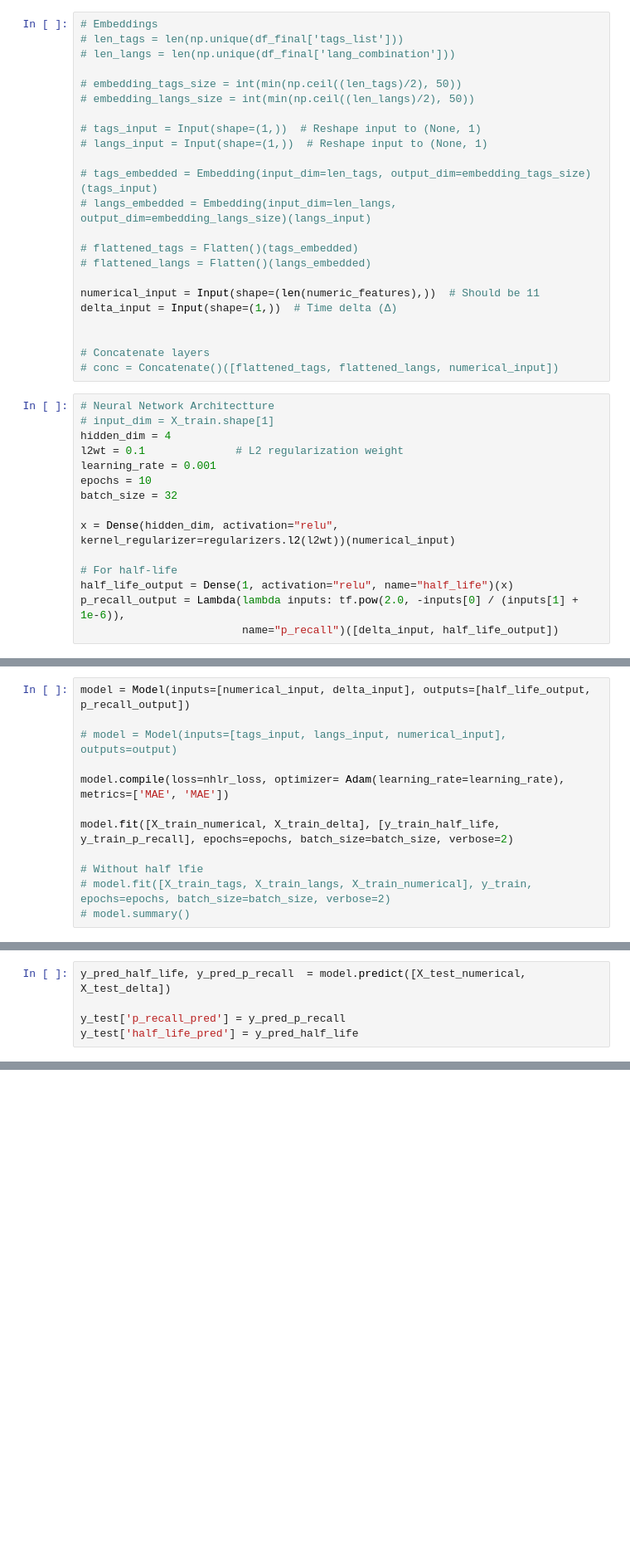
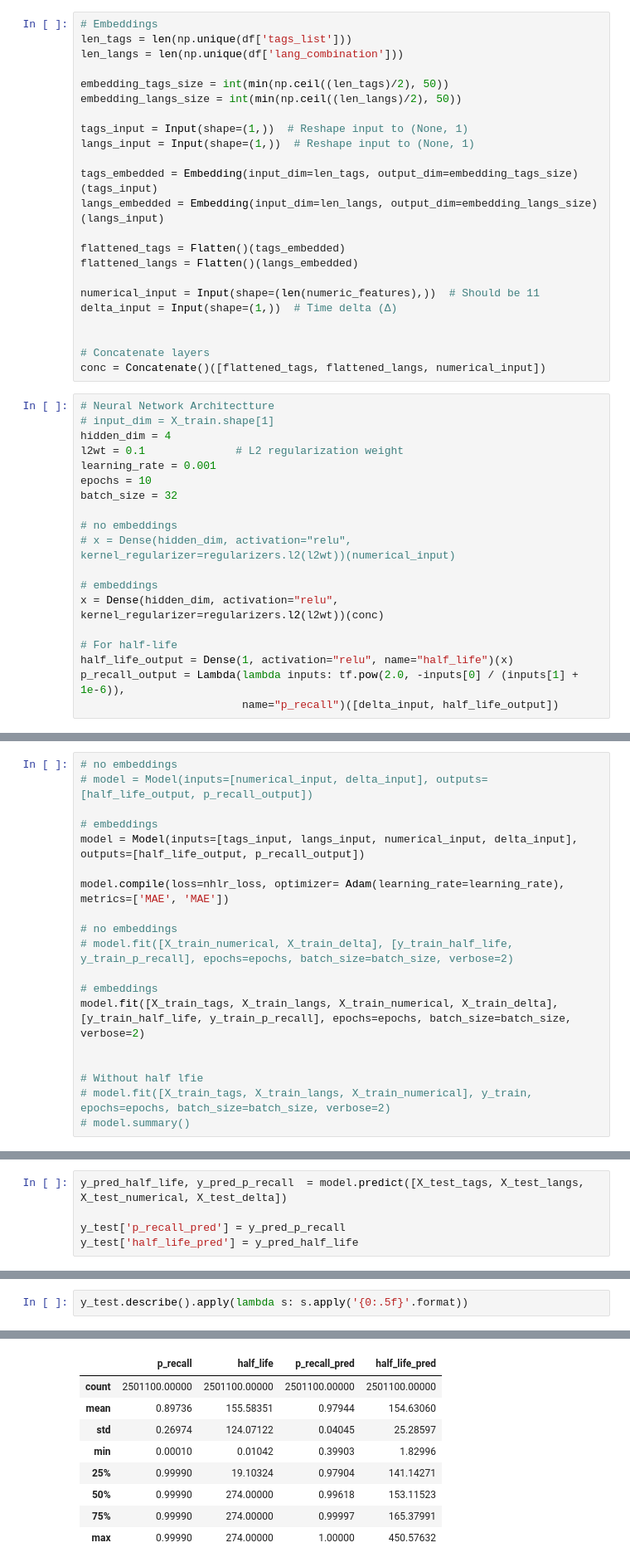
Before and after one commit to juliakubisa/spaced_repetition_algorithm, a Jupyter notebook: notebooks/neural_network_halflife.ipynb, the cells around one changed output, grey strips where cells are left out. Shown at 83% size. Drawn from its saved outputs; the diff is of its cells as text; blank space fills up the shorter version.

```diff
--- a/notebooks/neural_network_halflife.ipynb
+++ b/notebooks/neural_network_halflife.ipynb
@@ -140,27 +140,27 @@ df, X_train_delta, X_test_delta, X_train_numerical, X_test_numerical, y_train_p_
 # print('y_test_p_recall_size', y_test_p_recall.size)
 # %%
 # Embeddings
-# len_tags = len(np.unique(df_final['tags_list']))
-# len_langs = len(np.unique(df_final['lang_combination']))
+len_tags = len(np.unique(df['tags_list']))
+len_langs = len(np.unique(df['lang_combination']))
 
-# embedding_tags_size = int(min(np.ceil((len_tags)/2), 50))
-# embedding_langs_size = int(min(np.ceil((len_langs)/2), 50))
+embedding_tags_size = int(min(np.ceil((len_tags)/2), 50))
+embedding_langs_size = int(min(np.ceil((len_langs)/2), 50))
 
-# tags_input = Input(shape=(1,))  # Reshape input to (None, 1)
-# langs_input = Input(shape=(1,))  # Reshape input to (None, 1)
+tags_input = Input(shape=(1,))  # Reshape input to (None, 1)
+langs_input = Input(shape=(1,))  # Reshape input to (None, 1)
 
-# tags_embedded = Embedding(input_dim=len_tags, output_dim=embedding_tags_size)(tags_input)
-# langs_embedded = Embedding(input_dim=len_langs, output_dim=embedding_langs_size)(langs_input)
+tags_embedded = Embedding(input_dim=len_tags, output_dim=embedding_tags_size)(tags_input)
+langs_embedded = Embedding(input_dim=len_langs, output_dim=embedding_langs_size)(langs_input)
 
-# flattened_tags = Flatten()(tags_embedded)
-# flattened_langs = Flatten()(langs_embedded)
+flattened_tags = Flatten()(tags_embedded)
+flattened_langs = Flatten()(langs_embedded)
 
 numerical_input = Input(shape=(len(numeric_features),))  # Should be 11
 delta_input = Input(shape=(1,))  # Time delta (Δ)
 
 
 # Concatenate layers
-# conc = Concatenate()([flattened_tags, flattened_langs, numerical_input])
+conc = Concatenate()([flattened_tags, flattened_langs, numerical_input])
 # %%
 # Neural Network Architectture
 # input_dim = X_train.shape[1]
@@ -170,7 +170,11 @@ learning_rate = 0.001
 epochs = 10
 batch_size = 32
 
-x = Dense(hidden_dim, activation="relu", kernel_regularizer=regularizers.l2(l2wt))(numerical_input)
+# no embeddings
+# x = Dense(hidden_dim, activation="relu", kernel_regularizer=regularizers.l2(l2wt))(numerical_input)
+
+# embeddings
+x = Dense(hidden_dim, activation="relu", kernel_regularizer=regularizers.l2(l2wt))(conc)
 
 # For half-life
 half_life_output = Dense(1, activation="relu", name="half_life")(x)
@@ -207,11 +225,18 @@ X_train_delta shape: (1000440,)
 # %%
-model = Model(inputs=[numerical_input, delta_input], outputs=[half_life_output, p_recall_output])
+# no embeddings
+# model = Model(inputs=[numerical_input, delta_input], outputs=[half_life_output, p_recall_output])
 
-# model = Model(inputs=[tags_input, langs_input, numerical_input], outputs=output)
+# embeddings
+model = Model(inputs=[tags_input, langs_input, numerical_input, delta_input], outputs=[half_life_output, p_recall_output])
 
 model.compile(loss=nhlr_loss, optimizer= Adam(learning_rate=learning_rate), metrics=['MAE', 'MAE'])
 
-model.fit([X_train_numerical, X_train_delta], [y_train_half_life, y_train_p_recall], epochs=epochs, batch_size=batch_size, verbose=2)
+# no embeddings
+# model.fit([X_train_numerical, X_train_delta], [y_train_half_life, y_train_p_recall], epochs=epochs, batch_size=batch_size, verbose=2)
+
+# embeddings
+model.fit([X_train_tags, X_train_langs, X_train_numerical, X_train_delta], [y_train_half_life, y_train_p_recall], epochs=epochs, batch_size=batch_size, verbose=2)
+
 
 # Without half lfie
 # model.fit([X_train_tags, X_train_langs, X_train_numerical], y_train, epochs=epochs, batch_size=batch_size, verbose=2)
@@ -240,6 +265,6 @@ Epoch 10/10
 <keras.src.callbacks.history.History at 0x...>
 # %%
-y_pred_half_life, y_pred_p_recall  = model.predict([X_test_numerical, X_test_delta])
+y_pred_half_life, y_pred_p_recall  = model.predict([X_test_tags, X_test_langs, X_test_numerical, X_test_delta])
 
 y_test['p_recall_pred'] = y_pred_p_recall
 y_test['half_life_pred'] = y_pred_half_life
@@ -255,2 +280,3 @@ Final MAE - p_recall: 0.1175
 # %%
+y_test.describe().apply(lambda s: s.apply('{0:.5f}'.format))
 # %% [output]
@@ -258,0 +283,9 @@ Max lang index: 7 Embedding input_dim: 8
+|  | p_recall | half_life | p_recall_pred | half_life_pred |
+| count | 2501100.00000 | 2501100.00000 | 2501100.00000 | 2501100.00000 |
+| mean | 0.89736 | 155.58351 | 0.97944 | 154.63060 |
+| std | 0.26974 | 124.07122 | 0.04045 | 25.28597 |
+| min | 0.00010 | 0.01042 | 0.39903 | 1.82996 |
+| 25% | 0.99990 | 19.10324 | 0.97904 | 141.14271 |
+| 50% | 0.99990 | 274.00000 | 0.99618 | 153.11523 |
+| 75% | 0.99990 | 274.00000 | 0.99997 | 165.37991 |
+| max | 0.99990 | 274.00000 | 1.00000 | 450.57632 |
```
Also changed, not shown: parts of 8 cells of this notebook, 3 other files.
